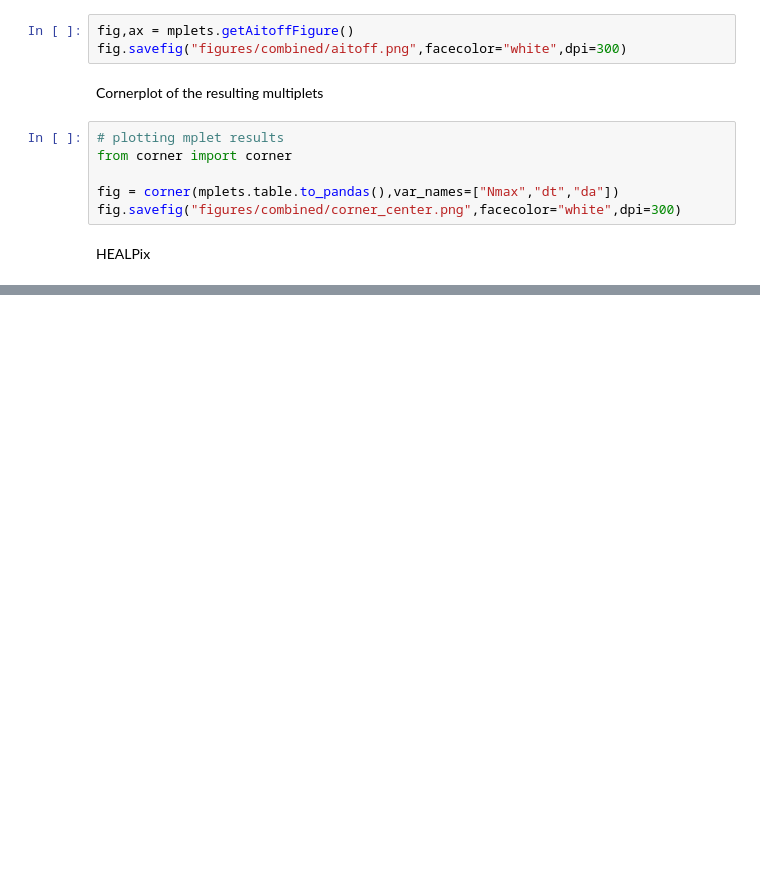
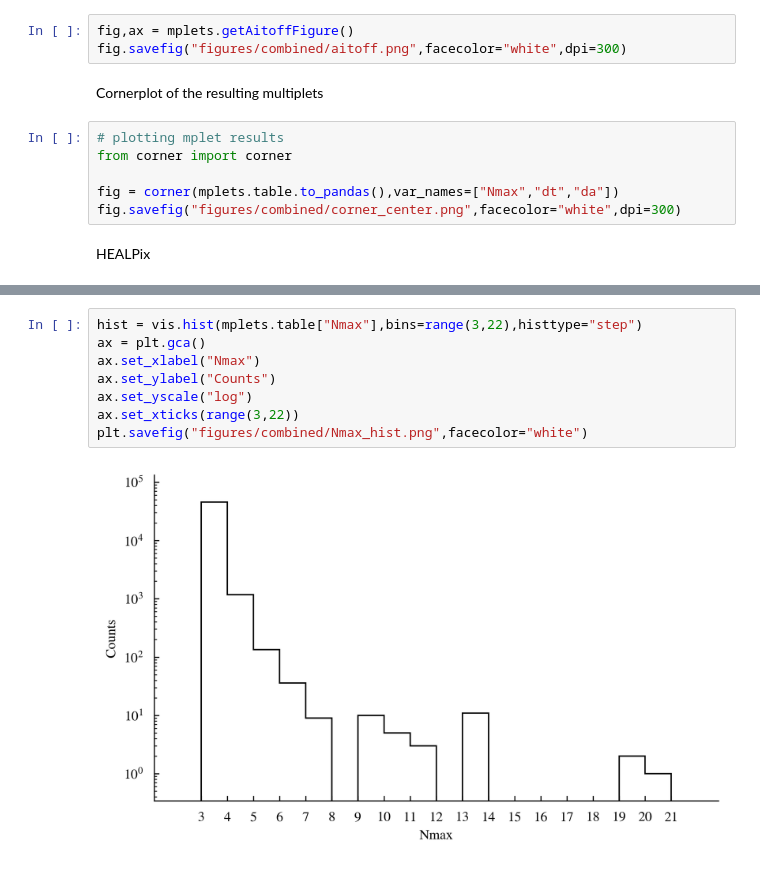
Before and after one commit to annanayjaitly/gamma_transients, a Jupyter notebook: testing/read_scanner_results.ipynb, the cells around one changed output, grey strips where cells are left out. Cells and saved outputs as stored; diff of their text form; blank space fills up the shorter version.

```diff
--- a/testing/read_scanner_results.ipynb
+++ b/testing/read_scanner_results.ipynb
@@ -60,0 +89,10 @@ hp.mollview(m,norm="hist",cmap="YlGnBu")
+# %%
+hist = vis.hist(mplets.table["Nmax"],bins=range(3,22),histtype="step")
+ax = plt.gca()
+ax.set_xlabel("Nmax")
+ax.set_ylabel("Counts")
+ax.set_yscale("log")
+ax.set_xticks(range(3,22))
+plt.savefig("figures/combined/Nmax_hist.png",facecolor="white")
+# %% [output]
+[figure, added]
```
Also changed, not shown: parts of 8 cells of this notebook.
